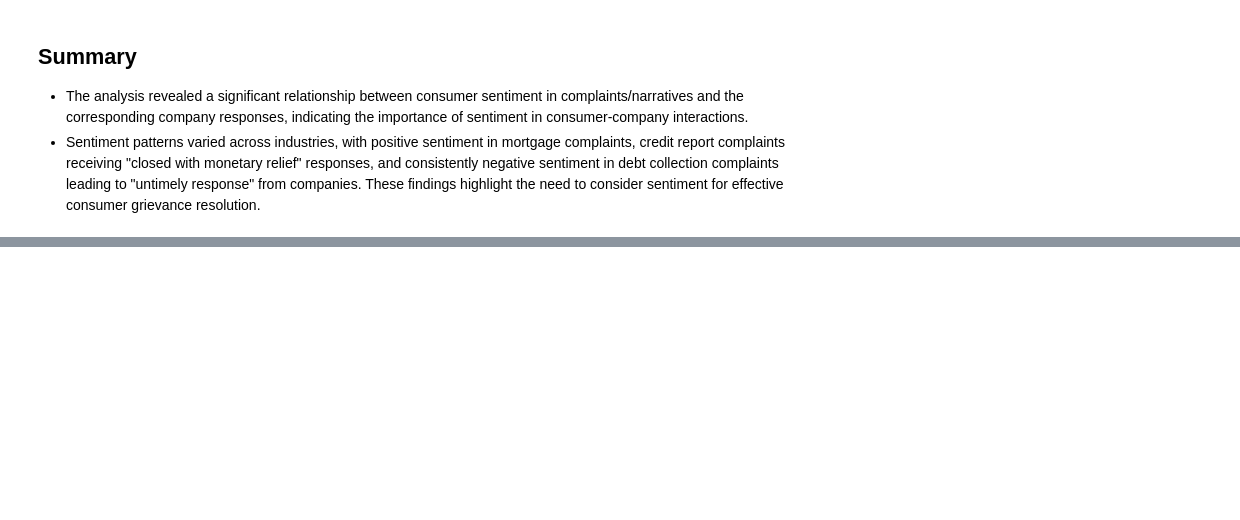
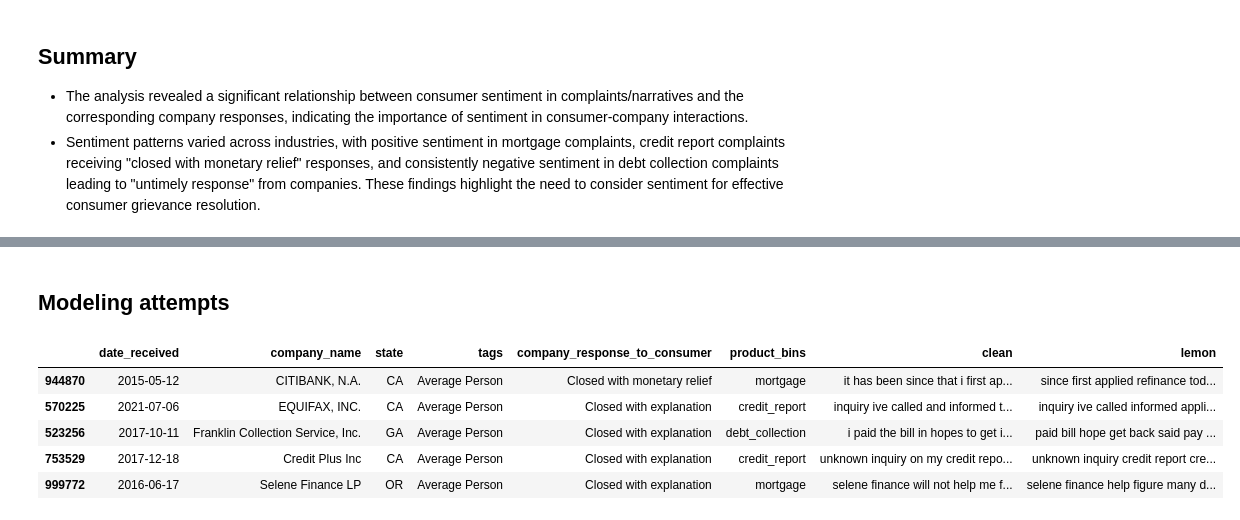
Before and after one commit to DATA-TRAC/consumer-complaint-response, a Jupyter notebook: cely-notebook.ipynb, the cells around one changed output, grey strips where cells are left out. Saved outputs shown, nothing was run; the diff lists cells and outputs as text; code cells hidden in the pictures; blank space fills up the shorter version.

```diff
--- a/cely-notebook.ipynb
+++ b/cely-notebook.ipynb
@@ -618,0 +420,2 @@ The p-value is less than alpha. There is a significant relationship between word
+# %% [markdown]
+## Modeling attempts
@@ -618,0 +424,9 @@ The p-value is less than alpha. There is a significant relationship between word
+# %%
+train.head()
+# %% [output]
+|  | date_received | company_name | state | tags | company_response_to_consumer | product_bins | clean | lemon |
+| 944870 | 2015-05-12 | CITIBANK, N.A. | CA | Average Person | Closed with monetary relief | mortgage | it has been since that i first ap... | since first applied refinance tod... |
+| 570225 | 2021-07-06 | EQUIFAX, INC. | CA | Average Person | Closed with explanation | credit_report | inquiry ive called and informed t... | inquiry ive called informed appli... |
+| 523256 | 2017-10-11 | Franklin Collection Service, Inc. | GA | Average Person | Closed with explanation | debt_collection | i paid the bill in hopes to get i... | paid bill hope get back said pay ... |
+| 753529 | 2017-12-18 | Credit Plus Inc | CA | Average Person | Closed with explanation | credit_report | unknown inquiry on my credit repo... | unknown inquiry credit report cre... |
+| 999772 | 2016-06-17 | Selene Finance LP | OR | Average Person | Closed with explanation | mortgage | selene finance will not help me f... | selene finance help figure many d... |
```
Also changed, not shown: parts of 51 cells of this notebook, 2 other files.
